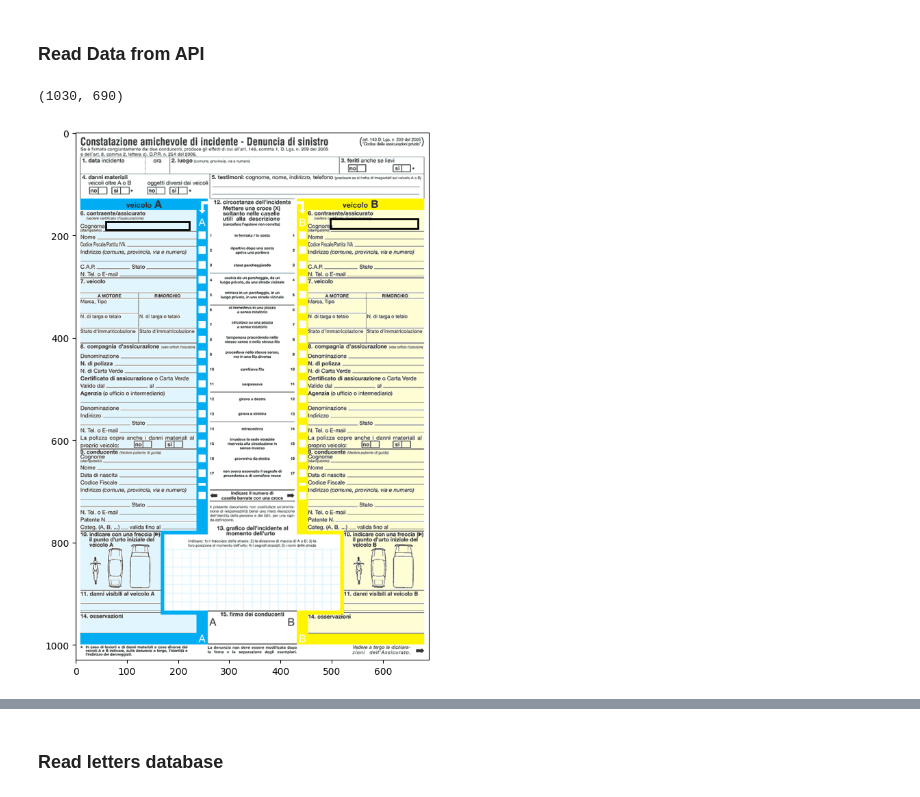
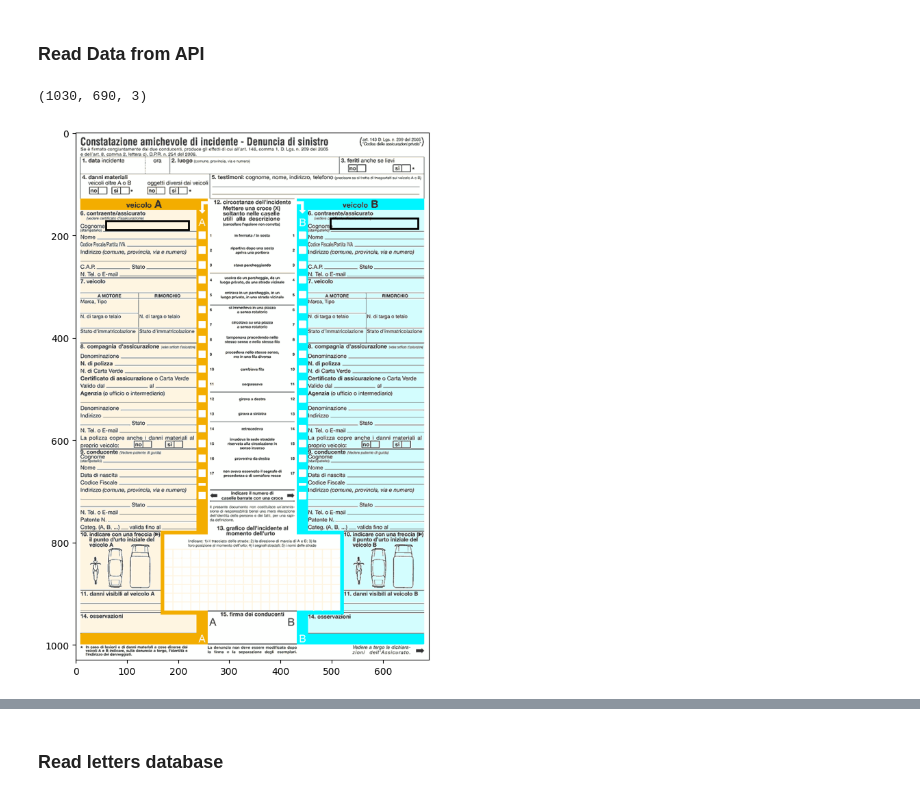
Before and after one commit to angelo-volpe/document-generator-jobs, a Jupyter notebook: notebooks/Generate Samples.ipynb, the cells around one changed output, grey strips where cells are left out. Drawn from its saved outputs; the diff is of its cells as text; code cells hidden in the pictures.

```diff
--- a/notebooks/Generate Samples.ipynb
+++ b/notebooks/Generate Samples.ipynb
@@ -33,38 +36,42 @@ def get_image_and_boxes(document_id: str):
     return image, boxes
 # %%
 def denormalise_box_coordinates(start_x_norm, start_y_norm, end_x_norm, end_y_norm, doc_width, doc_height):
-    start_x = start_x_norm * doc_width
-    end_x = end_x_norm * doc_width
-    start_y = start_y_norm * doc_height
-    end_y = end_y_norm * doc_height
+    start_x = int(start_x_norm * doc_width)
+    end_x = int(end_x_norm * doc_width)
+    start_y = int(start_y_norm * doc_height)
+    end_y = int(end_y_norm * doc_height)
 
     return start_x, start_y, end_x, end_y
 # %%
-document_image, boxes = get_image_and_boxes(document_id)
+document_image_buffer, boxes = get_image_and_boxes(document_id)
 # %%
-document_image = Image.open(BytesIO(document_image))
+document_image = cv2.imdecode(np.frombuffer(document_image_buffer, dtype=np.uint8), flags=cv2.IMREAD_UNCHANGED)
 # %%
-document_image.height, document_image.width
+document_image.shape
 # %% [output]
-(1030, 690)
+(1030, 690, 3)
+# %%
+doc_height = document_image.shape[0]
+doc_width = document_image.shape[1]
 # %%
 fig, ax = plt.subplots(figsize=(10, 10))
 
 # print image
 ax.imshow(document_image)
 
 # print boxes
 for box in boxes:
     start_x, start_y, end_x, end_y = denormalise_box_coordinates(box["start_x_norm"], box["start_y_norm"],
                                                                  box["end_x_norm"], box["end_y_norm"],
-                                                                 doc_width=image.width, doc_height=image.height)
+                                                                 doc_width=doc_width,
+                                                                 doc_height=doc_height)
     x, y, width, height = start_x, start_y, end_x - start_x, end_y - start_y,
     box_rect = patches.Rectangle((x, y), width, height, linewidth=2, edgecolor='black', facecolor='none')
     ax.add_patch(box_rect)
 
 plt.show()
 # %% [output]
-[figure, old version]
+[figure, new version]
 # %%
 boxes
 # %% [output]
```
Also changed, not shown: parts of 49 cells of this notebook, 1 other file.
